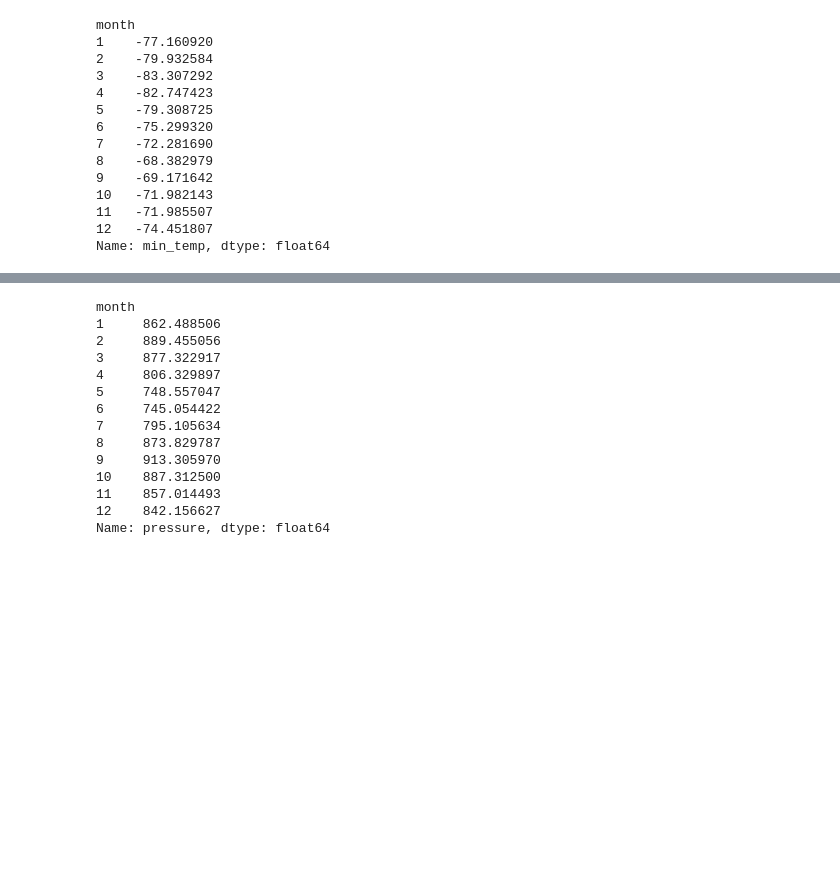
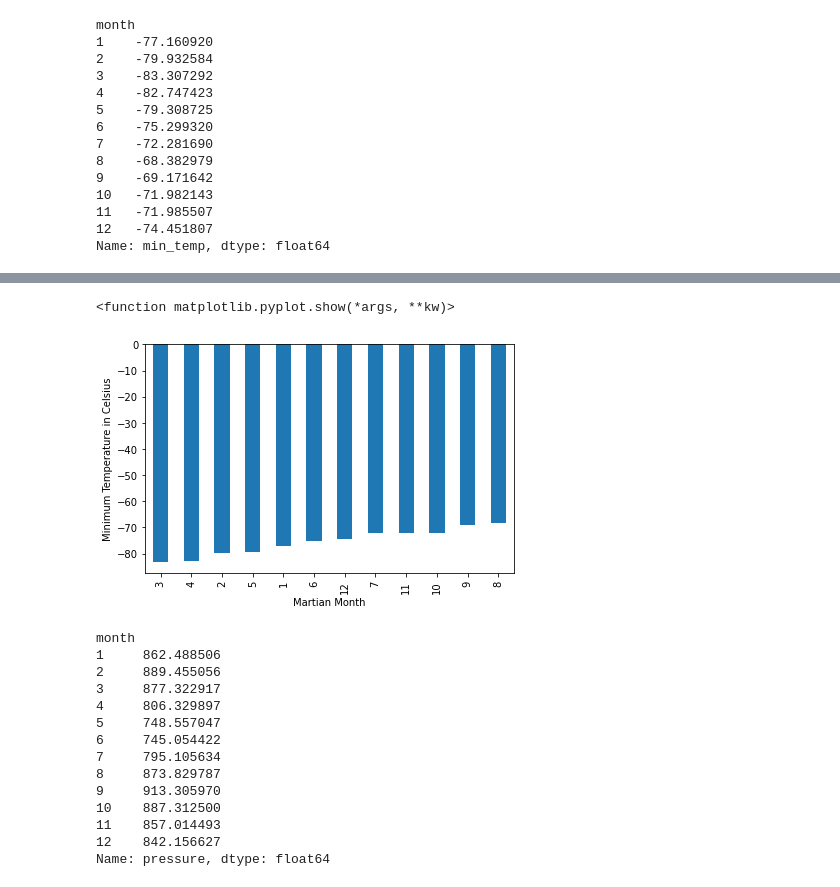
Before and after one commit to jonnybrammah/Mars-Exploration, a Jupyter notebook: part_2_mars_weather.ipynb, the cells around one changed output, grey strips where cells are left out. Drawn from its saved outputs; the diff is of its cells as text; code cells hidden in the pictures; blank space fills up the shorter version.

```diff
--- a/part_2_mars_weather.ipynb
+++ b/part_2_mars_weather.ipynb
@@ -173,2 +237,16 @@ Name: min_temp, dtype: float64
+# %%
+# Identify the coldest and hottest months in Curiosity's location
+avg_low_temp_sort = avg_low_temp.sort_values()
+avg_low_temp_sort.plot.bar()
+plt.xlabel("Martian Month")
+plt.ylabel("Average Minimum Temperature in Celsius")
+
+plt.tight_layout()
+
+plt.savefig("Output/Images/min_temp_by_month_sorted.png", bbox_inches = "tight")
+plt.show
+# %% [output]
+<function matplotlib.pyplot.show(*args, **kw)>
+[figure, added]
 # %%
 # 4. Average pressure by Martian month
```
Also changed, not shown: parts of 22 cells of this notebook, 5 other files.
